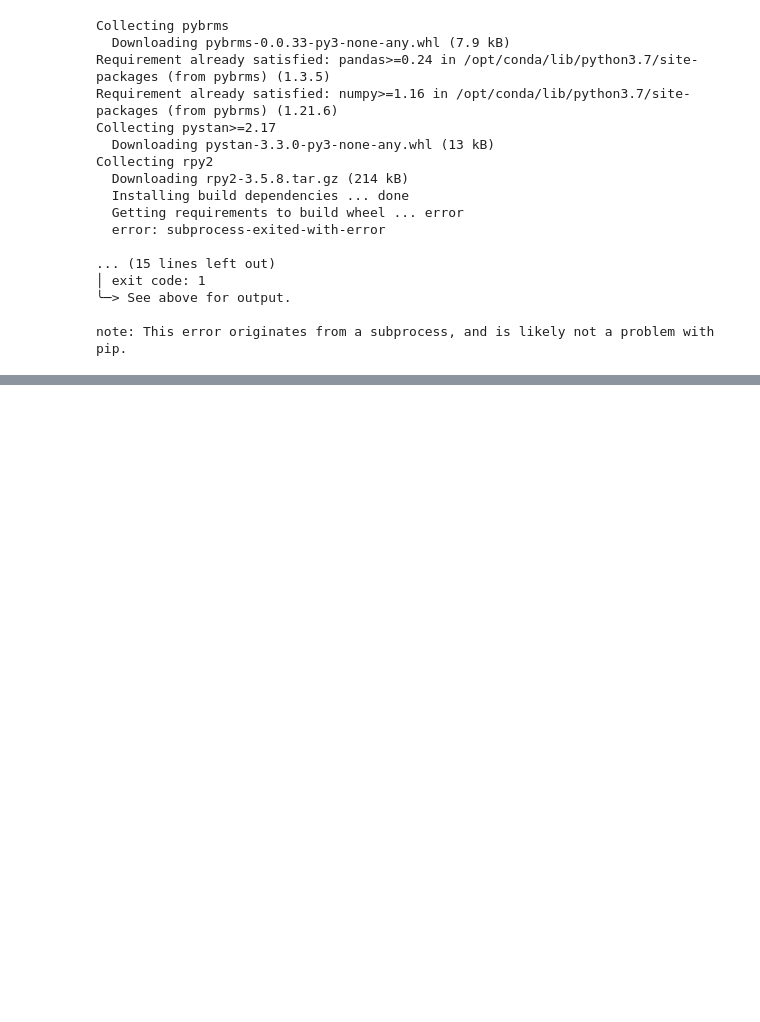
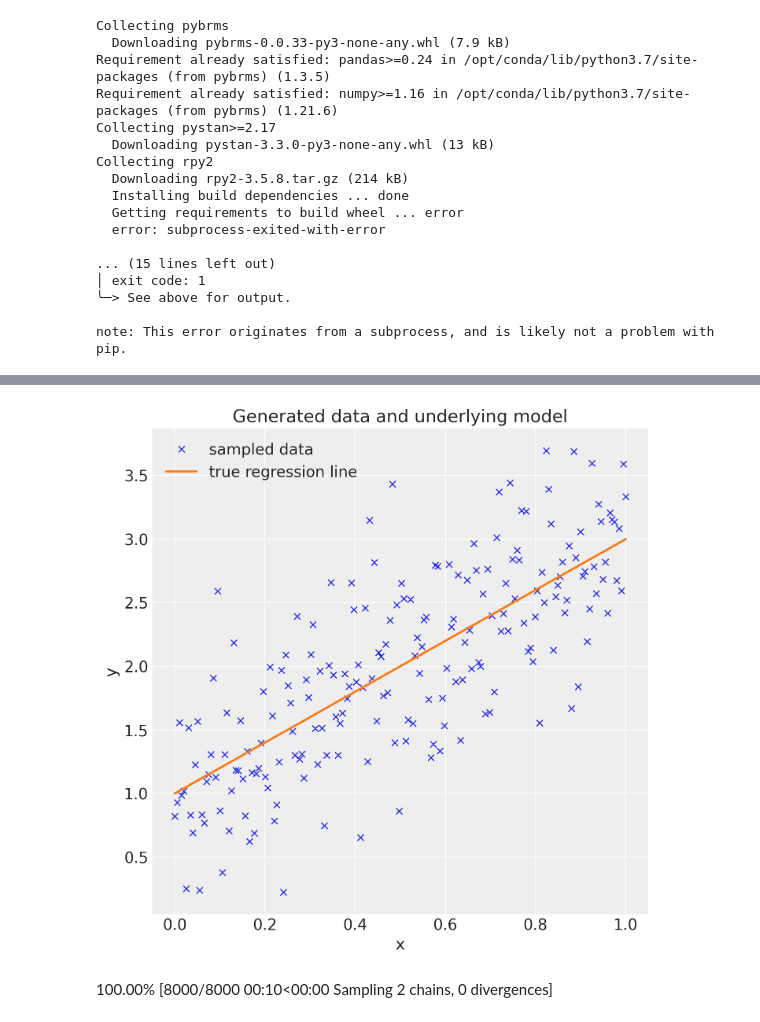
Before and after one commit to bsenst/bayes-course, a Jupyter notebook: notebooks/bayes-week-3.ipynb, the cells around one changed output, grey strips where cells are left out. Saved outputs shown, nothing was run; the diff lists cells and outputs as text; code cells hidden in the pictures; blank space fills up the shorter version.

```diff
--- a/notebooks/bayes-week-3.ipynb
+++ b/notebooks/bayes-week-3.ipynb
@@ -196,0 +220,19 @@ Solving environment: \
+# %%
+RANDOM_SEED = 8927
+rng = np.random.default_rng(RANDOM_SEED)
+
+%config InlineBackend.figure_format = 'retina'
+az.style.use("arviz-darkgrid")
+# %%
+size = 200
+true_intercept = 1
+true_slope = 2
+
+x = np.linspace(0, 1, size)
+# y = a + b*x
+true_regression_line = true_intercept + true_slope * x
+# add noise
+y = true_regression_line + rng.normal(scale=0.5, size=size)
+
+data = pd.DataFrame(dict(x=x, y=y))
+data
@@ -196,0 +253,23 @@ Solving environment: \
+# %%
+fig = plt.figure(figsize=(7, 7))
+ax = fig.add_subplot(111, xlabel="x", ylabel="y", title="Generated data and underlying model")
+ax.plot(x, y, "x", label="sampled data")
+ax.plot(x, true_regression_line, label="true regression line", lw=2.0)
+plt.legend(loc=0);
+# %% [output]
+[figure, added]
+# %%
+with Model() as model:  # model specifications in PyMC are wrapped in a with-statement
+    # Define priors
+    sigma = HalfCauchy("sigma", beta=10)
+    intercept = Normal("Intercept", 0, sigma=20)
+    slope = Normal("slope", 0, sigma=20)
+
+    # Define likelihood
+    likelihood = Normal("y", mu=intercept + slope * x, sigma=sigma, observed=y)
+
+    # Inference!
+    # draw 3000 posterior samples using NUTS sampling
+    idata = sample(3000)
+# %% [output]
+100.00% [8000/8000 00:10<00:00 Sampling 2 chains, 0 divergences]
```
Also changed, not shown: parts of 11 cells of this notebook.
